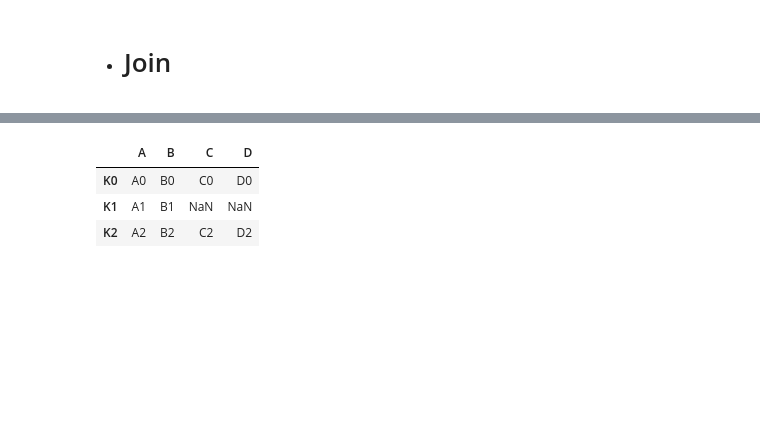
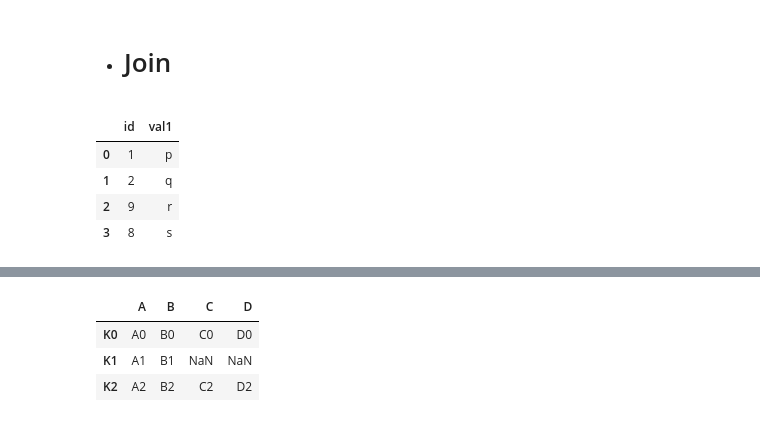
Before and after one commit to doumbiassa/GitHub_tutoring, a Jupyter notebook: Serries_and_Data_Frame.ipynb, the cells around one changed output, grey strips where cells are left out. Saved outputs shown, nothing was run; the diff lists cells and outputs as text; code cells hidden in the pictures; blank space fills up the shorter version.

Commit message:
Pandas Data Frame Part2

```diff
--- a/Serries_and_Data_Frame.ipynb
+++ b/Serries_and_Data_Frame.ipynb
@@ -297,3 +311,20 @@ pd.merge(left, right, how='left', on=['key1', 'key2'])
 | 4 | K2 | K1 | A3 | B3 | NaN | NaN |
 # %% [markdown]
 * # Join
+# %%
+# Creating dataframe b
+b = pd.DataFrame()
+
+# Creating dictionary
+d = {'id': [1, 2, 9, 8],
+     'val1': ['p', 'q', 'r', 's']}
+b = pd.DataFrame(d)
+
+# printing the dataframe
+b
+# %% [output]
+|  | id | val1 |
+| 0 | 1 | p |
+| 1 | 2 | q |
+| 2 | 9 | r |
+| 3 | 8 | s |
```
Also changed, not shown: parts of 24 cells of this notebook, 8 other files.
